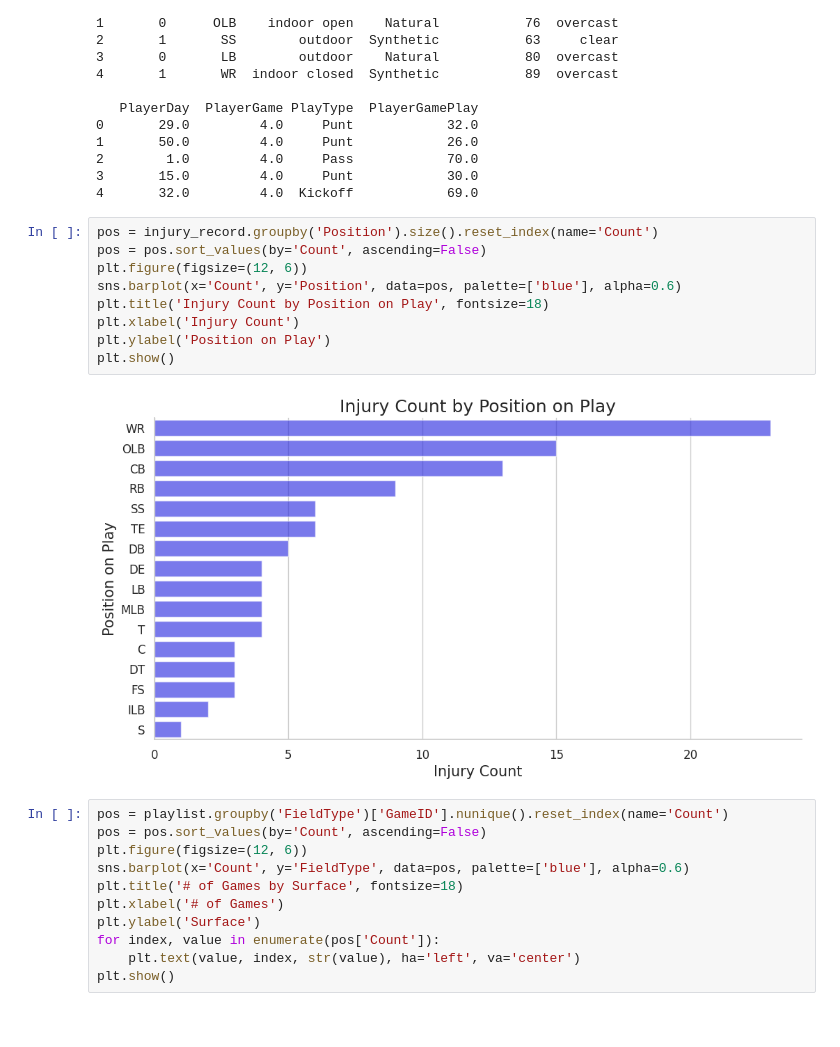
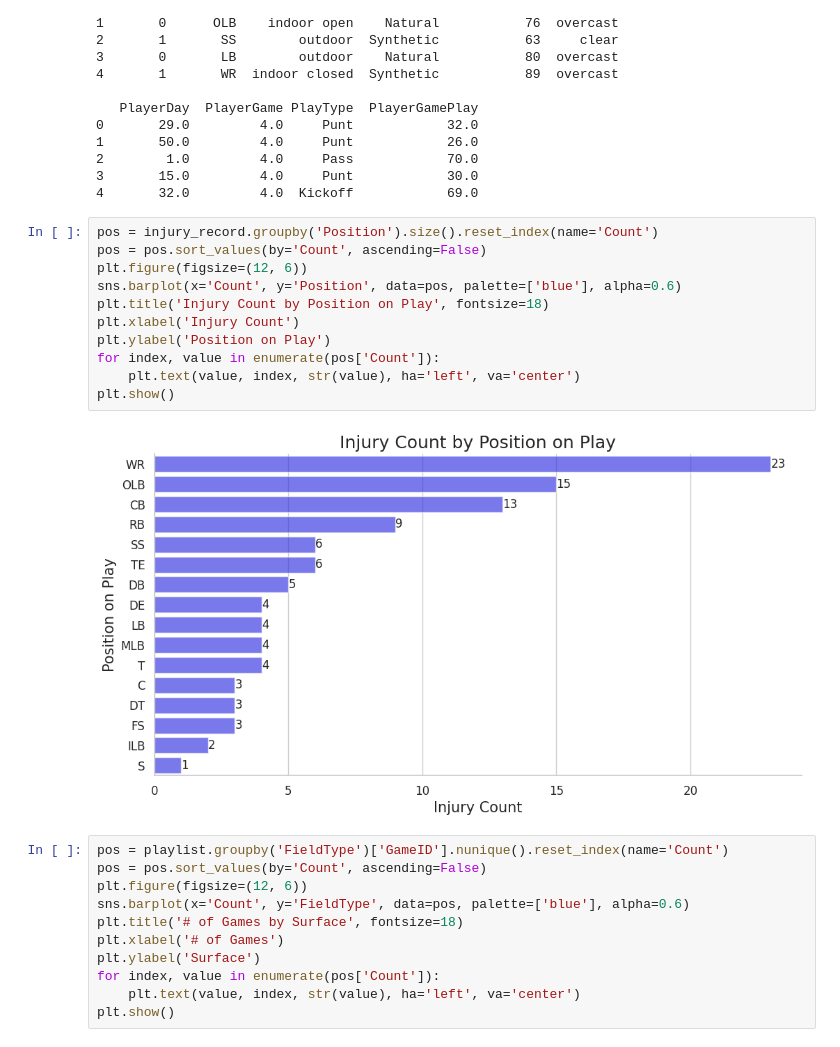
Before and after one commit to AditC1/NFLInjuryAnalysis, a Jupyter notebook: nfl-injury-analysis.ipynb, the cells around one changed output. Cells and saved outputs as stored; diff of their text form.

```diff
--- a/nfl-injury-analysis.ipynb
+++ b/nfl-injury-analysis.ipynb
@@ -178,14 +178,16 @@ print(injury_record.head())
 # %%
 pos = injury_record.groupby('Position').size().reset_index(name='Count')
 pos = pos.sort_values(by='Count', ascending=False)
 plt.figure(figsize=(12, 6))
 sns.barplot(x='Count', y='Position', data=pos, palette=['blue'], alpha=0.6)
 plt.title('Injury Count by Position on Play', fontsize=18)
 plt.xlabel('Injury Count')
 plt.ylabel('Position on Play')
+for index, value in enumerate(pos['Count']):
+    plt.text(value, index, str(value), ha='left', va='center')
 plt.show()
 # %% [output]
-[figure, old version]
+[figure, new version]
 # %%
 pos = playlist.groupby('FieldType')['GameID'].nunique().reset_index(name='Count')
 pos = pos.sort_values(by='Count', ascending=False)
```
Also changed, not shown: parts of 2 cells of this notebook.
